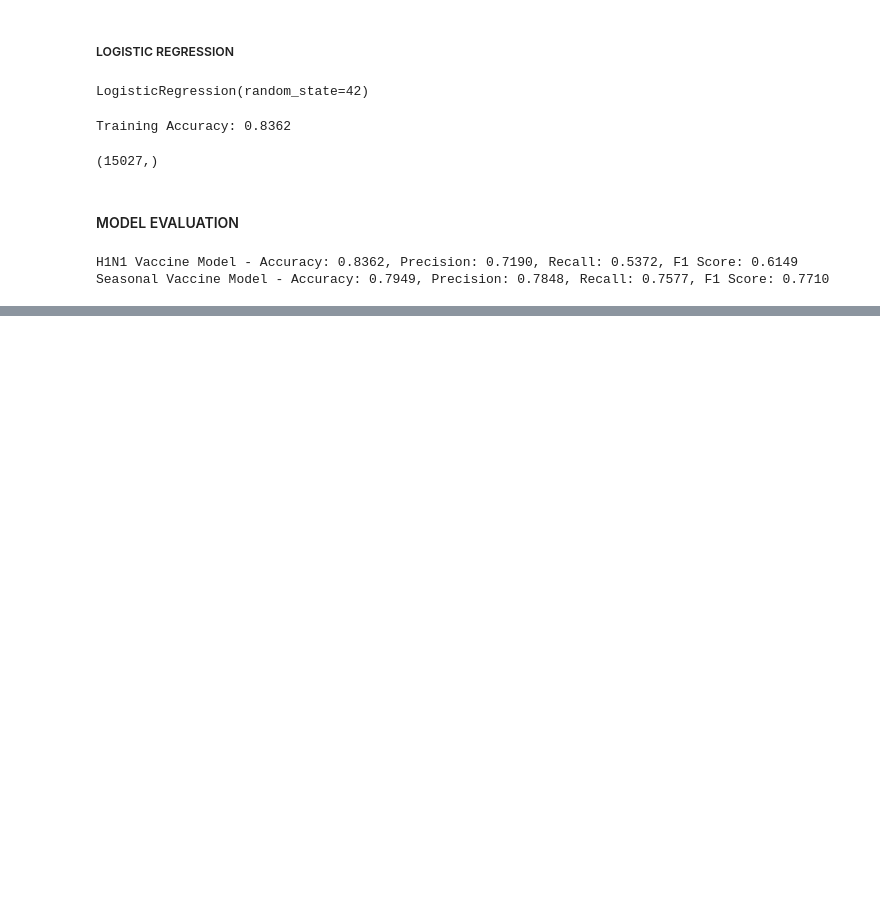
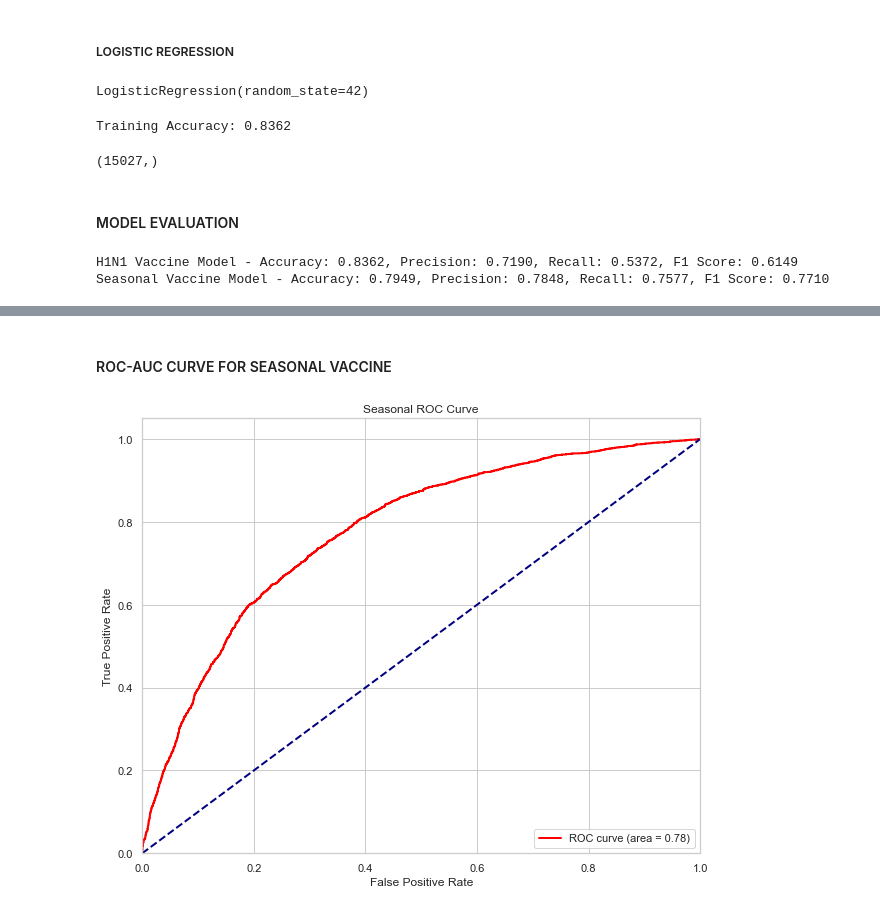
Before and after one commit to NamaembaSilali/vaccine-project, a Jupyter notebook: index.ipynb, the cells around one changed output, grey strips where cells are left out. Saved outputs shown, nothing was run; the diff lists cells and outputs as text; code cells hidden in the pictures; blank space fills up the shorter version.

```diff
--- a/index.ipynb
+++ b/index.ipynb
@@ -625,0 +651,23 @@ Seasonal Vaccine Model - Accuracy: 0.7949, Precision: 0.7848, Recall: 0.7577, F1
+# %% [markdown]
+#### ROC-AUC CURVE FOR SEASONAL VACCINE
+# %%
+# Get the predicted probabilities
+y_pred_proba_seasonal = model_seasonal.predict_proba(X_train)[:, 1]
+
+# Calculate the ROC curve and AUC score
+fpr, tpr, _ = roc_curve(y_train_h1n1, y_pred_proba_seasonal)
+roc_auc = auc(fpr, tpr)
+
+# Plot the ROC curve
+plt.figure(figsize=(10, 8))
+plt.plot(fpr, tpr, color='red', lw=2, label=f'ROC curve (area = {roc_auc:.2f})')
+plt.plot([0, 1], [0, 1], color='navy', lw=2, linestyle='--')
+plt.xlim([0.0, 1.0])
+plt.ylim([0.0, 1.05])
+plt.xlabel('False Positive Rate')
+plt.ylabel('True Positive Rate')
+plt.title('Seasonal ROC Curve')
+plt.legend(loc="lower right")
+plt.show()
+# %% [output]
+[figure, added]
```
Also changed, not shown: parts of 5 cells of this notebook.
